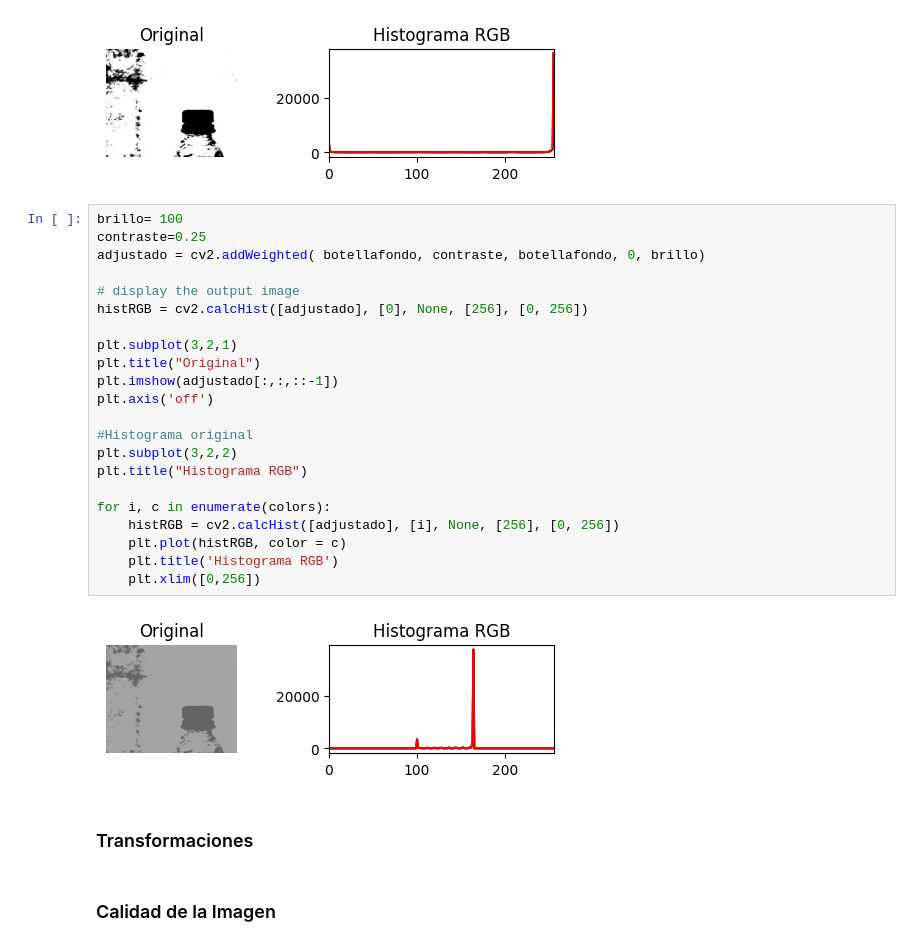
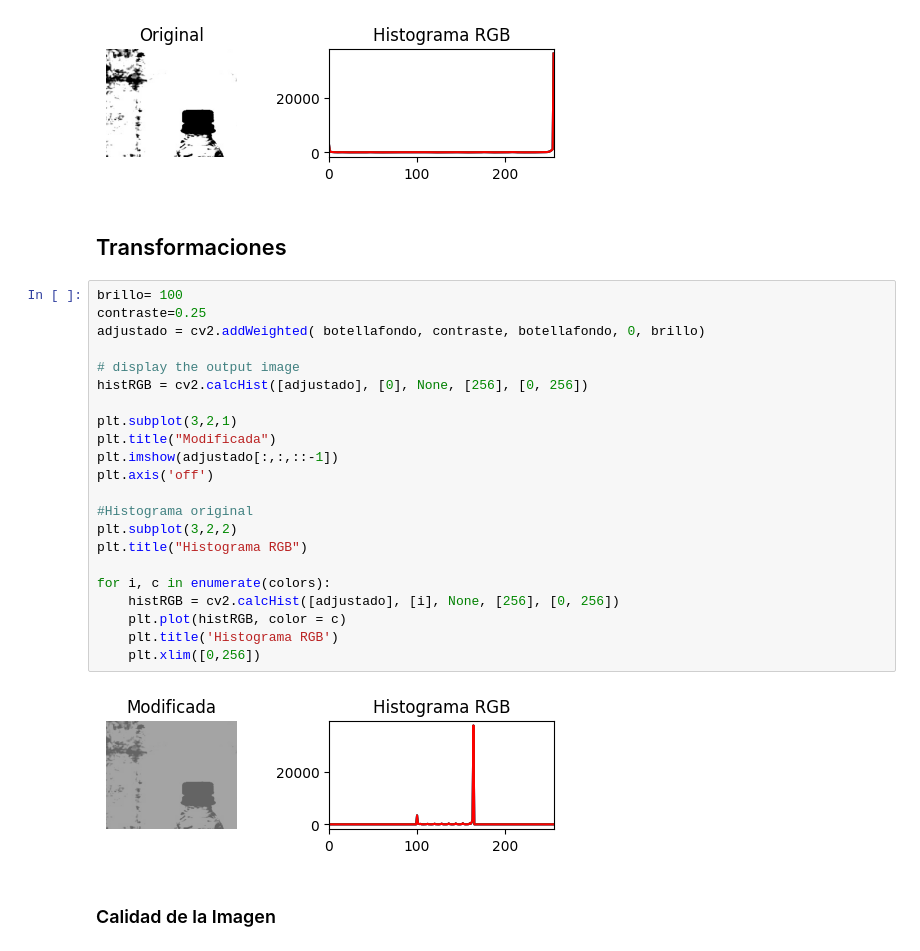
Before and after one commit to cae1000/Trabajos-Vision, a Jupyter notebook: Laboratorio 1/Practica_Lab1.ipynb, the cells around one changed output. Cells and saved outputs as stored; diff of their text form.

```diff
--- a/Laboratorio 1/Practica_Lab1.ipynb
+++ b/Laboratorio 1/Practica_Lab1.ipynb
@@ -27,32 +27,32 @@ for i, c in enumerate(colors):
     plt.xlim([0,256])
 # %% [output]
 [figure]
+# %% [markdown]
+## Transformaciones
 # %%
 brillo= 100
 contraste=0.25
 adjustado = cv2.addWeighted( botellafondo, contraste, botellafondo, 0, brillo)
 
 # display the output image
 histRGB = cv2.calcHist([adjustado], [0], None, [256], [0, 256])
 
 plt.subplot(3,2,1)
-plt.title("Original")
+plt.title("Modificada")
 plt.imshow(adjustado[:,:,::-1])
 plt.axis('off')
 
 #Histograma original
 plt.subplot(3,2,2)
 plt.title("Histograma RGB")
 
 for i, c in enumerate(colors):
     histRGB = cv2.calcHist([adjustado], [i], None, [256], [0, 256])
     plt.plot(histRGB, color = c)
     plt.title('Histograma RGB')
     plt.xlim([0,256])
 # %% [output]
-[figure, old version]
+[figure, new version]
-# %% [markdown]
-### Transformaciones
 # %% [markdown]
 ### Calidad de la Imagen
 # %% [markdown]
```
Also changed, not shown: parts of 2 cells of this notebook.
